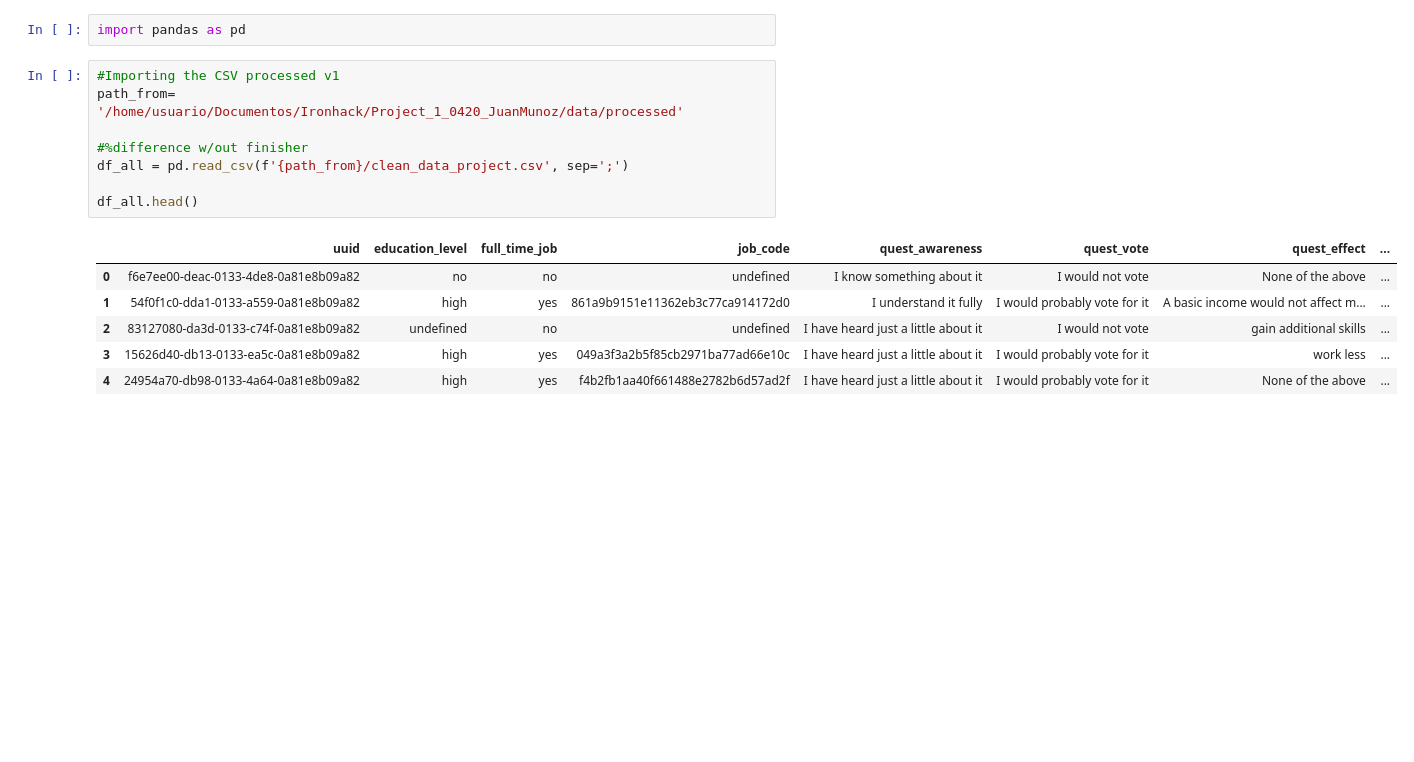
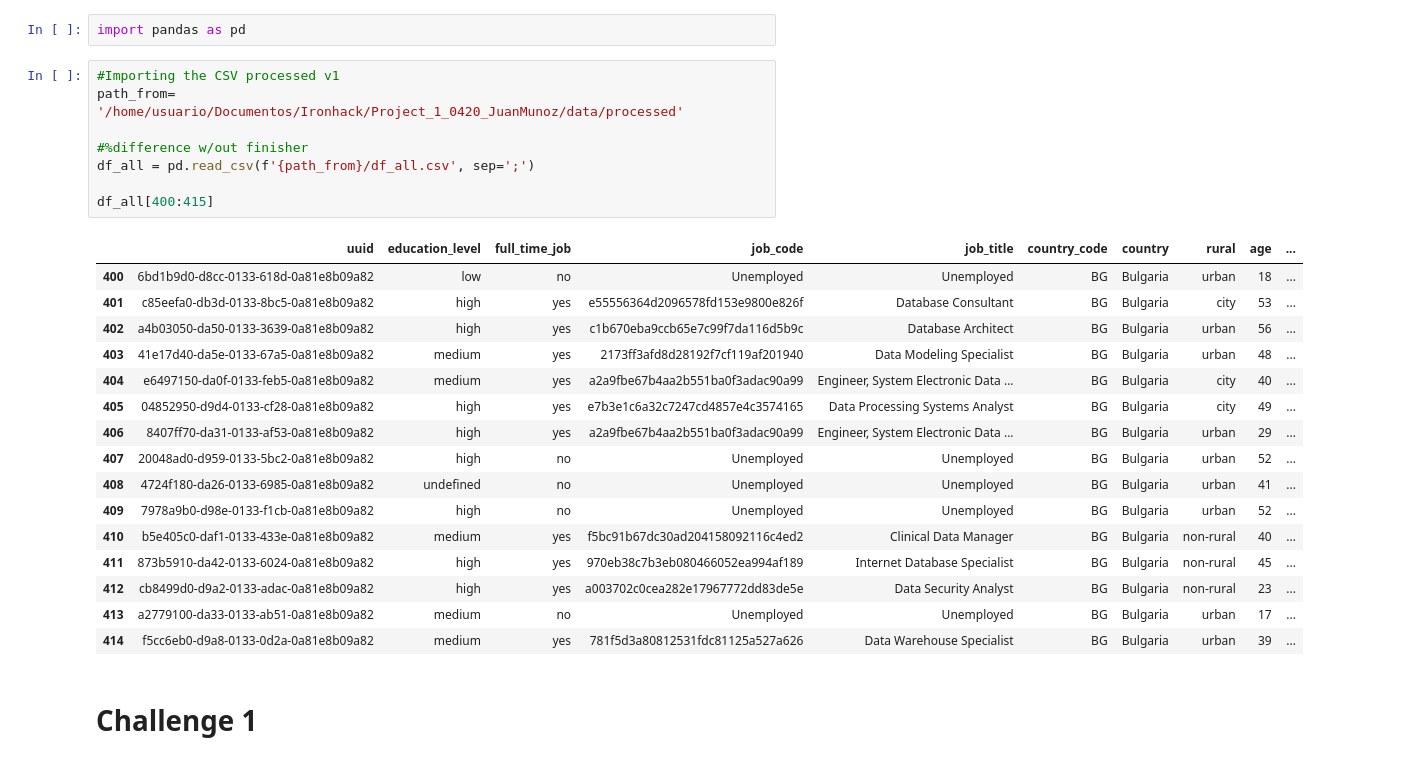
Before and after one commit to juankmp/Project_1_0420_JuanMunoz, a Jupyter notebook: notebooks/analysis.ipynb, the cells around one changed output. Drawn from its saved outputs; the diff is of its cells as text; blank space fills up the shorter version.

```diff
--- a/notebooks/analysis.ipynb
+++ b/notebooks/analysis.ipynb
@@ -5,15 +5,27 @@ import pandas as pd
 # %%
 #Importing the CSV processed v1
 path_from= '/home/usuario/Documentos/Ironhack/Project_1_0420_JuanMunoz/data/processed'
 
 #%difference w/out finisher
-df_all = pd.read_csv(f'{path_from}/clean_data_project.csv', sep=';')
+df_all = pd.read_csv(f'{path_from}/df_all.csv', sep=';')
 
-df_all.head()
+df_all[400:415]
 # %% [output]
-|  | uuid | education_level | full_time_job | job_code | quest_awareness | quest_vote | quest_effect | ... |
-| 0 | f6e7ee00-deac-0133-4de8-0a81e8b09a82 | no | no | undefined | I know something about it | I would not vote | None of the above | ... |
-| 1 | 54f0f1c0-dda1-0133-a559-0a81e8b09a82 | high | yes | 861a9b9151e11362eb3c77ca914172d0 | I understand it fully | I would probably vote for it | A basic income would not affect m... | ... |
-| 2 | 83127080-da3d-0133-c74f-0a81e8b09a82 | undefined | no | undefined | I have heard just a little about it | I would not vote | gain additional skills | ... |
-| 3 | 15626d40-db13-0133-ea5c-0a81e8b09a82 | high | yes | 049a3f3a2b5f85cb2971ba77ad66e10c | I have heard just a little about it | I would probably vote for it | work less | ... |
-| 4 | 24954a70-db98-0133-4a64-0a81e8b09a82 | high | yes | f4b2fb1aa40f661488e2782b6d57ad2f | I have heard just a little about it | I would probably vote for it | None of the above | ... |
+|  | uuid | education_level | full_time_job | job_code | job_title | country_code | country | rural | age | ... |
+| 400 | 6bd1b9d0-d8cc-0133-618d-0a81e8b09a82 | low | no | Unemployed | Unemployed | BG | Bulgaria | urban | 18 | ... |
+| 401 | c85eefa0-db3d-0133-8bc5-0a81e8b09a82 | high | yes | e55556364d2096578fd153e9800e826f | Database Consultant | BG | Bulgaria | city | 53 | ... |
+| 402 | a4b03050-da50-0133-3639-0a81e8b09a82 | high | yes | c1b670eba9ccb65e7c99f7da116d5b9c | Database Architect | BG | Bulgaria | urban | 56 | ... |
+| 403 | 41e17d40-da5e-0133-67a5-0a81e8b09a82 | medium | yes | 2173ff3afd8d28192f7cf119af201940 | Data Modeling Specialist | BG | Bulgaria | urban | 48 | ... |
+| 404 | e6497150-da0f-0133-feb5-0a81e8b09a82 | medium | yes | a2a9fbe67b4aa2b551ba0f3adac90a99 | Engineer, System Electronic Data ... | BG | Bulgaria | city | 40 | ... |
+| 405 | 04852950-d9d4-0133-cf28-0a81e8b09a82 | high | yes | e7b3e1c6a32c7247cd4857e4c3574165 | Data Processing Systems Analyst | BG | Bulgaria | city | 49 | ... |
+| 406 | 8407ff70-da31-0133-af53-0a81e8b09a82 | high | yes | a2a9fbe67b4aa2b551ba0f3adac90a99 | Engineer, System Electronic Data ... | BG | Bulgaria | urban | 29 | ... |
+| 407 | 20048ad0-d959-0133-5bc2-0a81e8b09a82 | high | no | Unemployed | Unemployed | BG | Bulgaria | urban | 52 | ... |
+| 408 | 4724f180-da26-0133-6985-0a81e8b09a82 | undefined | no | Unemployed | Unemployed | BG | Bulgaria | urban | 41 | ... |
+| 409 | 7978a9b0-d98e-0133-f1cb-0a81e8b09a82 | high | no | Unemployed | Unemployed | BG | Bulgaria | urban | 52 | ... |
+| 410 | b5e405c0-daf1-0133-433e-0a81e8b09a82 | medium | yes | f5bc91b67dc30ad204158092116c4ed2 | Clinical Data Manager | BG | Bulgaria | non-rural | 40 | ... |
+| 411 | 873b5910-da42-0133-6024-0a81e8b09a82 | high | yes | 970eb38c7b3eb080466052ea994af189 | Internet Database Specialist | BG | Bulgaria | non-rural | 45 | ... |
+| 412 | cb8499d0-d9a2-0133-adac-0a81e8b09a82 | high | yes | a003702c0cea282e17967772dd83de5e | Data Security Analyst | BG | Bulgaria | non-rural | 23 | ... |
+| 413 | a2779100-da33-0133-ab51-0a81e8b09a82 | medium | no | Unemployed | Unemployed | BG | Bulgaria | urban | 17 | ... |
+| 414 | f5cc6eb0-d9a8-0133-0d2a-0a81e8b09a82 | medium | yes | 781f5d3a80812531fdc81125a527a626 | Data Warehouse Specialist | BG | Bulgaria | urban | 39 | ... |
+# %% [markdown]
+# Challenge 1
```
Also changed, not shown: parts of 11 cells of this notebook, 16 other files.
